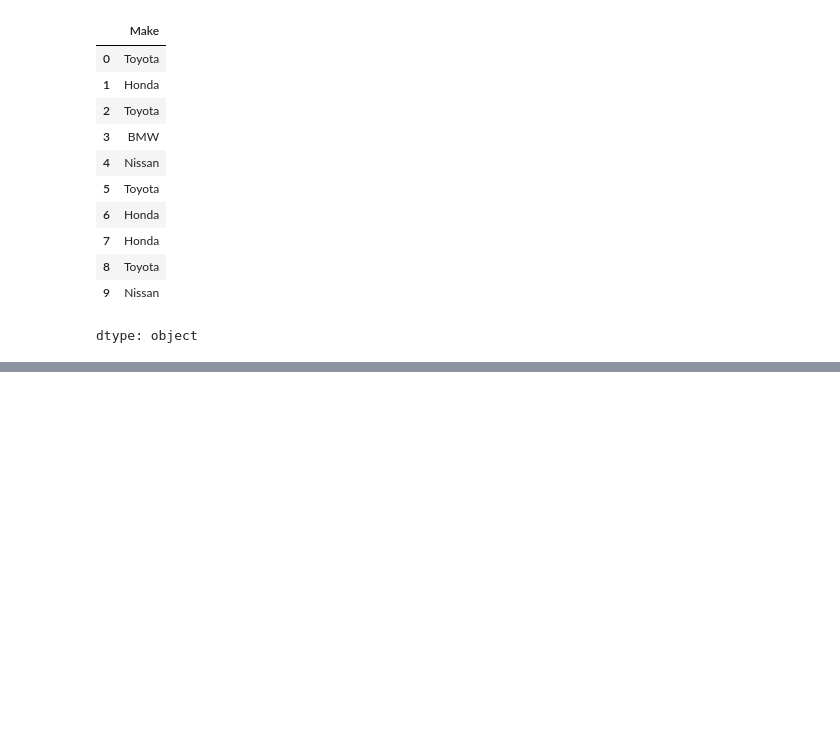
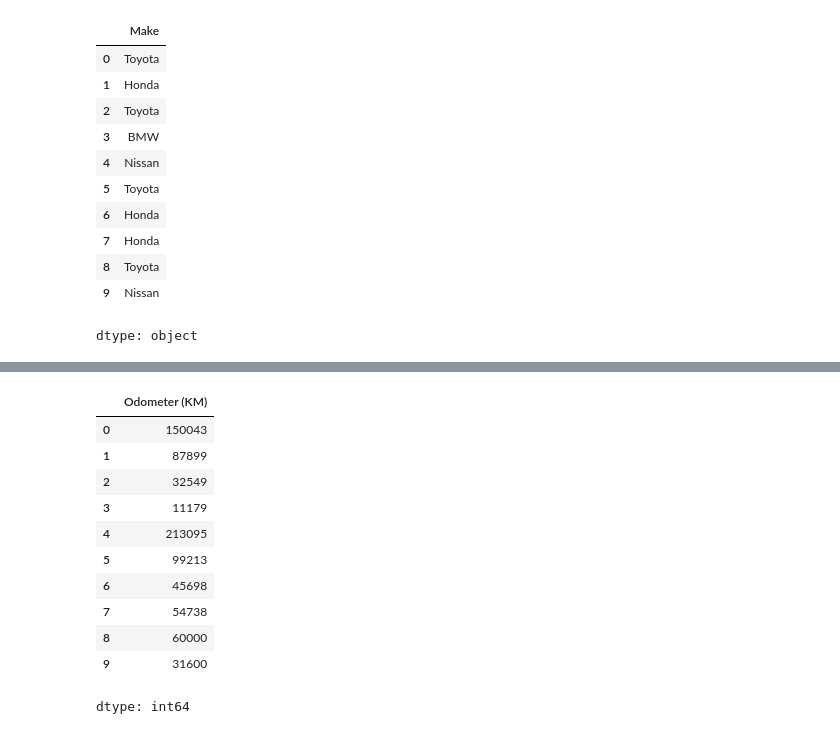
Before and after one commit to sheikh-asiful-islam/Pandas_Playground, a Jupyter notebook: Pandas_Playground.ipynb, the cells around one changed output, grey strips where cells are left out. Saved outputs shown, nothing was run; the diff lists cells and outputs as text; code cells hidden in the pictures; blank space fills up the shorter version.

```diff
--- a/Pandas_Playground.ipynb
+++ b/Pandas_Playground.ipynb
@@ -367,0 +398,15 @@ dtype: object
+# %%
+car_sales["Odometer (KM)"]
+# %% [output]
+|  | Odometer (KM) |
+| 0 | 150043 |
+| 1 | 87899 |
+| 2 | 32549 |
+| 3 | 11179 |
+| 4 | 213095 |
+| 5 | 99213 |
+| 6 | 45698 |
+| 7 | 54738 |
+| 8 | 60000 |
+| 9 | 31600 |
+dtype: int64
```
Also changed, not shown: parts of 4 cells of this notebook.
